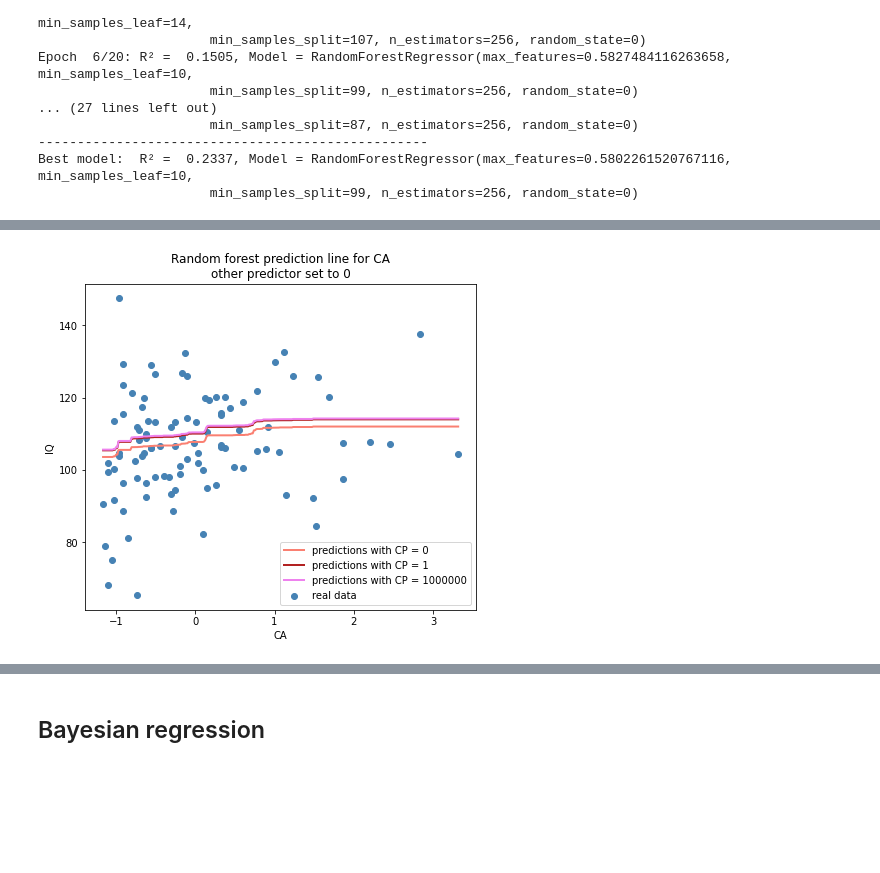
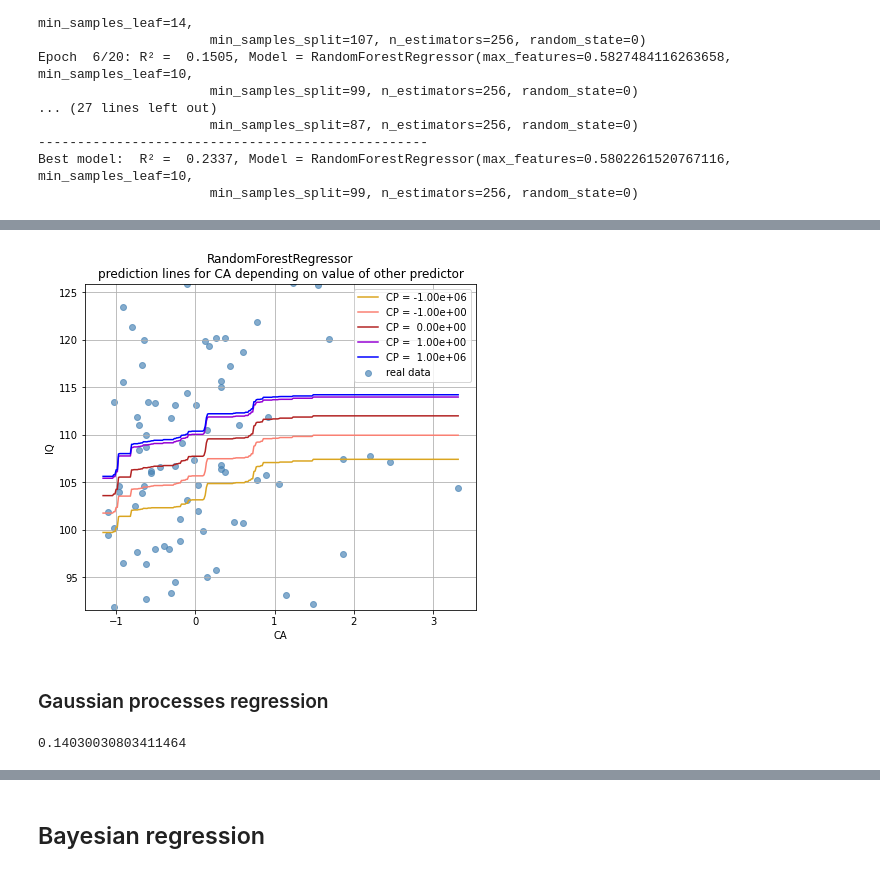
Before and after one commit to ElectronicsArchiver/tewa1_cogpsy_python, a Jupyter notebook: final_project_dataset_2.ipynb, the cells around one changed output, grey strips where cells are left out. Drawn from its saved outputs; the diff is of its cells as text; code cells hidden in the pictures; blank space fills up the shorter version.

```diff
--- a/final_project_dataset_2.ipynb
+++ b/final_project_dataset_2.ipynb
@@ -412,33 +417,17 @@ plt.legend();
 # %%
-x_name = "CA"
-n_pts = 300
-
-X_test_0 = pd.DataFrame(np.zeros((300,len(X_test.columns))), columns=[list(X_test.columns)])
-X_test_0[x_name] = np.linspace(X_test[x_name].min() , X_test[x_name].max(), n_pts)
-y_test_pred_0 = best_model.predict(X_test_0)
-
-X_test_1 = pd.DataFrame(np.ones((300,len(X_test.columns))), columns=[list(X_test.columns)])
-X_test_1[x_name] = np.linspace(X_test[x_name].min() , X_test[x_name].max(), n_pts)
-y_test_pred_1 = best_model.predict(X_test_1)
-
-
-a = np.ones((300,len(X_test.columns)))
-a_fill = int(1e6)
-a.fill(a_fill)
-X_test_5 = pd.DataFrame(a, columns=[list(X_test.columns)])
-X_test_5[x_name] = np.linspace(X_test[x_name].min() , X_test[x_name].max(), n_pts)
-y_test_pred_5 = best_model.predict(X_test_5)
-
-plt.figure(figsize=(7, 6))
-
-plt.plot(X_test_0[x_name], y_test_pred_0, label="predictions with CP = 0", color="salmon", lw=2)
-plt.plot(X_test_1[x_name], y_test_pred_1, label="predictions with CP = 1", color="firebrick", lw=2)
-plt.plot(X_test_5[x_name], y_test_pred_5, label=f"predictions with CP = {a_fill}", color="violet", lw=2)
-
-plt.scatter(X_test[x_name], y_test, label="real data", color="steelblue")
-plt.ylabel("IQ")
-plt.xlabel(x_name)
-plt.title("Random forest prediction line for "+x_name+"\nother predictor set to 0")
-plt.legend();
+plot_reg_predictions(best_model, X_test, y_test, "CA")
 # %% [output]
-[figure, old version]
+[figure, new version]
+# %% [markdown]
+### Gaussian processes regression
+# %%
+from sklearn.gaussian_process import GaussianProcessRegressor
+from sklearn.gaussian_process.kernels import DotProduct, WhiteKernel
+
+kernel = DotProduct() + WhiteKernel()
+
+gp = GaussianProcessRegressor(kernel=kernel).fit(X_train, y_train)
+y_pred = gp.predict(X_test)
+gp.score(X_test, y_test)
+# %% [output]
+0.14030030803411464
```
Also changed, not shown: parts of 9 cells of this notebook.
